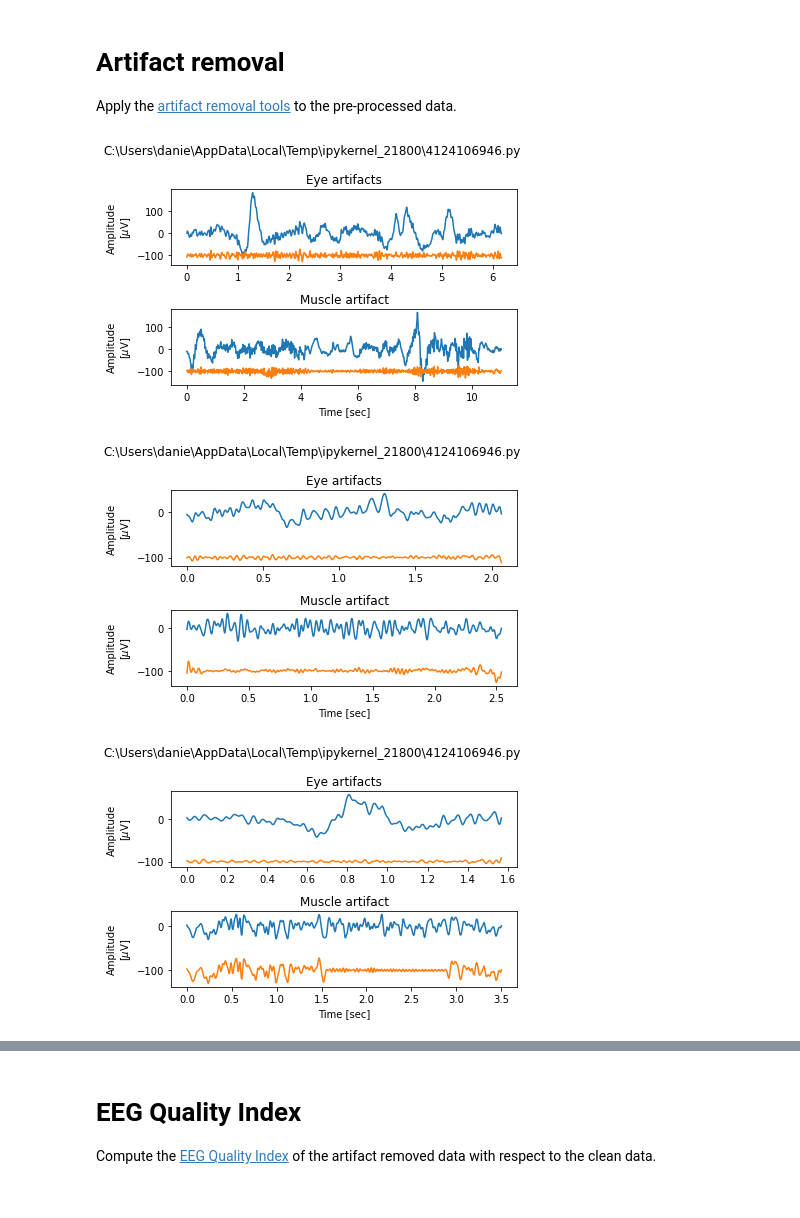
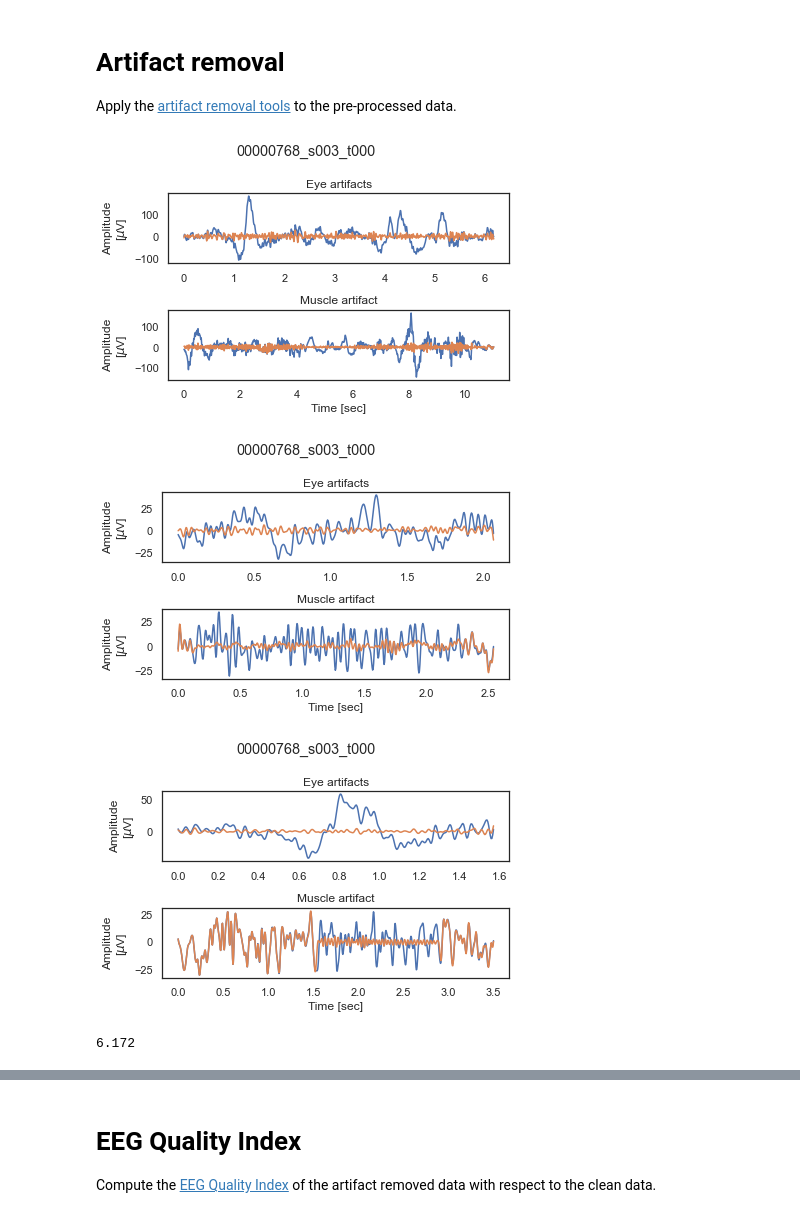
Before and after one commit to danielcomaduran/artifact-removal-tool-validation, a Jupyter notebook: Notebooks/02_Temple_Validation.ipynb, the cells around one changed output, grey strips where cells are left out. Cells and saved outputs as stored; diff of their text form; code cells hidden in the pictures.

```diff
--- a/Notebooks/02_Temple_Validation.ipynb
+++ b/Notebooks/02_Temple_Validation.ipynb
@@ -102,7 +102,7 @@ Apply band-pass filter datasets. Plot filtered data if needed.
 # %%
 #%% Settings
 # - Plot settings
-plot = False    # Boolean to plot pre-processed data
+plot = True    # Boolean to plot pre-processed data
 scale = 1e6     # Scale for EEG data
 offset = 100    # Offset for filtered data (after scaling)
 
@@ -168,7 +172,8 @@ offset = 100    # Offset for filtered data (after scaling)
 # - ART settings
 window_length = 0.9 # Window length for embedding matrix [sec]
 n_clusters = 10     # Number of clusters for kmean classification [n]
-n_artifacts = 3     # Number of artifacts trials to clean
+fd_threshold = 10
+n_artifacts = 1     # Number of artifacts trials to clean
 
 #%% Preallocate data
 eye_clean = [None] * n_files
@@ -184,35 +189,41 @@ for f in range(n_files):
         [eye_clean[f][a],_,_] = art.remove_eyeblinks_cpu(
             eye_pre_eeg[f][a],
             srate=srate[f],
             window_length=window_length,
+            fd_threshold=fd_threshold,
             n_clusters=n_clusters)
 
         [mus_clean[f][a],_,_] = art.remove_eyeblinks_cpu(
             mus_pre_eeg[f][a],
             srate=srate[f],
             window_length=window_length,
+            fd_threshold=fd_threshold,
             n_clusters=n_clusters)
 
     if plot:
         fig, ax = plt.subplots(2, 1)
         plt.suptitle(f"{file}")
 
         ax[0].set_title("Eye artifacts")
         temp_time = np.linspace(0, np.max(np.shape(eye_pre_eeg[f][0]))/srate[f], np.max(np.shape(eye_pre_eeg[f][0])))
         ax[0].plot(temp_time, scale*eye_pre_eeg[f][0][0,:], label="filt")
-        ax[0].plot(temp_time, scale*eye_clean[f][0][0,:] - offset, label="clean")
+        ax[0].plot(temp_time, scale*eye_clean[f][0][0,:], label="clean")
         ax[0].set_ylabel("Amplitude\n[$\mu$V]")
 
         ax[1].set_title("Muscle artifact")
         temp_time = np.linspace(0, np.max(np.shape(mus_pre_eeg[f][0]))/srate[f], np.max(np.shape(mus_pre_eeg[f][0])))
         ax[1].plot(temp_time, scale*mus_pre_eeg[f][0][0,:], label="filt")
-        ax[1].plot(temp_time, scale*mus_clean[f][0][0,:] - offset, label="clean")
+        ax[1].plot(temp_time, scale*mus_clean[f][0][0,:], label="clean")
         ax[1].set_ylabel("Amplitude\n[$\mu$V]")
         ax[1].set_xlabel("Time [sec]")
 
         plt.tight_layout()
         del temp_time
 # %% [output]
-[figure, old version]
+[figure, new version]
-[figure, old version]
+[figure, new version]
-[figure, old version]
+[figure, new version]
+# %%
+len(eye_pre_eeg[0][0][0,:])/250
+# %% [output]
+6.172
```
Also changed, not shown: parts of 5 cells of this notebook, 10 other files.
